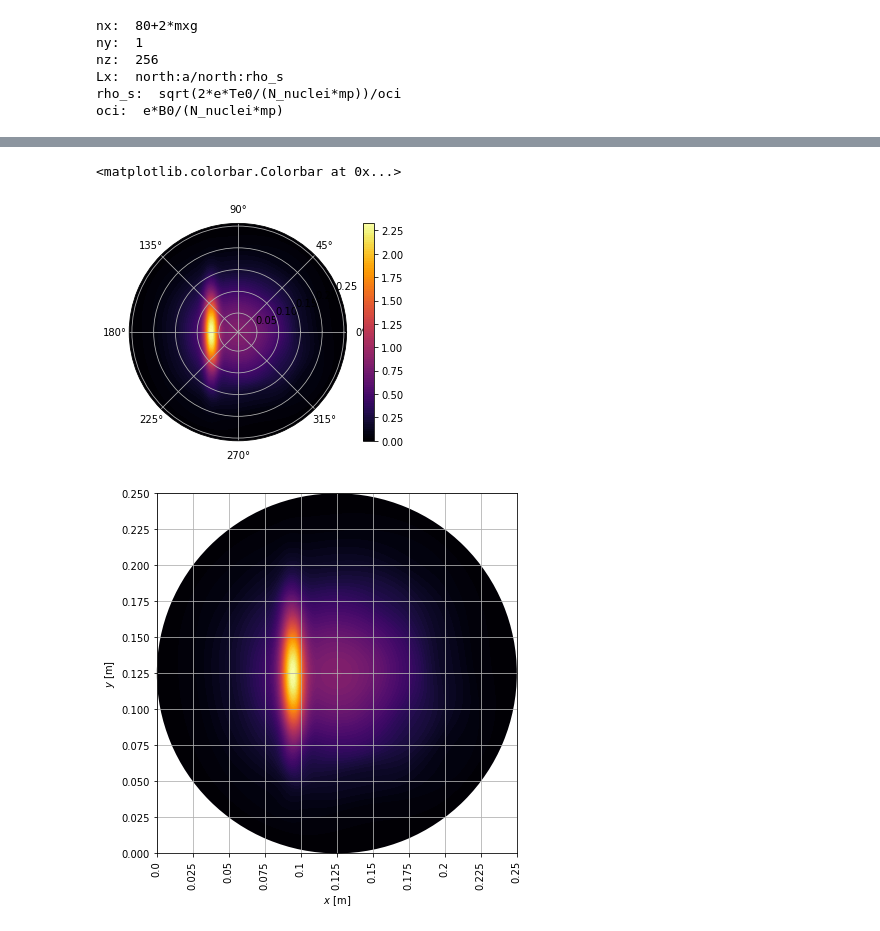
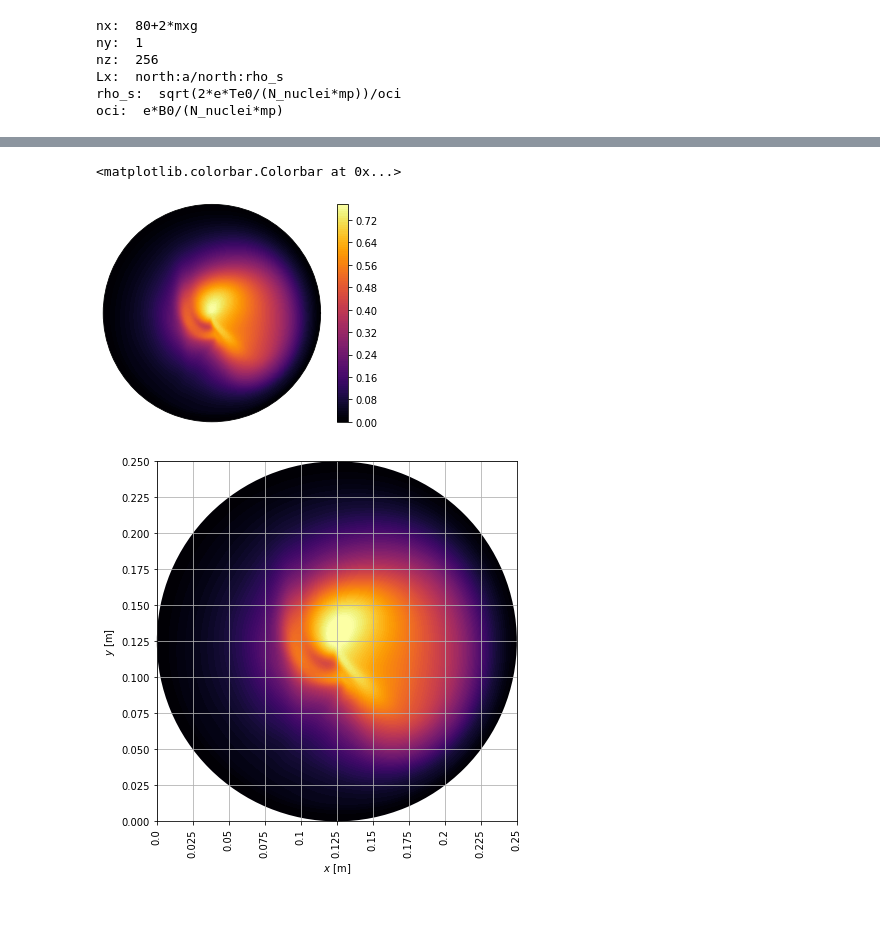
Before and after one commit to runehoejlund/north-simulation, a Jupyter notebook: data_analysis.ipynb, the cells around one changed output, grey strips where cells are left out. Cells and saved outputs as stored; diff of their text form; code cells hidden in the pictures.

Commit message:
Runes data analysis

```diff
--- a/data_analysis.ipynb
+++ b/data_analysis.ipynb
@@ -7,7 +7,7 @@ import matplotlib.animation as animation
 from matplotlib.animation import FuncAnimation
 from boutdata.data import BoutData
 
-path        = './shared/NORTH/data/'
+path        = './shared/NORTH/data_C_op_4/'
 bdata = BoutData(path)
 outputs = bdata['outputs']
 options  =bdata['options']
@@ -89,16 +105,18 @@ ValueError: No data available in tind
 # %%
-dmp_nr = 6
+dmp_nr = 4
 
 thetas = np.linspace(0, 2 * np.pi, nz_inner)
 rhos = np.linspace(1/(2*nx_inner), Lx+1/(2*nx_inner), nx_inner)
 # %%
 fig, ax = plt.subplots(subplot_kw={'projection': 'polar'})
 
 plot0 = ax.contourf(thetas, rhos, data['n'][dmp_nr, :, :, :].squeeze(), 100, cmap = 'inferno')
+ax.set_rticks([])
+ax.set_xticks([])
 plt.colorbar(plot0, ax=ax)
 # %% [output]
 <matplotlib.colorbar.Colorbar at 0x...>
-[figure, old version]
+[figure, new version]
 # %%
 # fig, ax = plt.subplots(subplot_kw={'projection': 'polar'})
 
@@ -115,7 +135,7 @@ def plot_cyl_data(data, cbarlabel):
     ax_polar = fig.add_axes(rect, polar=True, frameon=False,zorder=1)
 
     # the polar axis:
-    contour_set = ax_polar.contourf(thetas, rhos, data, 100, cmap = 'inferno')
+    contour_set = ax_polar.contourf(thetas, rhos, data, 100, cmap = 'inferno', vmin=0, vmax=vmax)
     ax_polar.grid(False)
     ax_polar.set_xticks([])
     ax_polar.set_rticks([])
@@ -136,4 +156,4 @@ def plot_cyl_data(data, cbarlabel):
 
 plot_cyl_data(data['n'][dmp_nr, :, :, :].squeeze(), cbarlabel=r'$n \,\, [\mathrm{m^{-3}}]$')
 # %% [output]
-[figure, old version]
+[figure, new version]
```
Also changed, not shown: parts of 8 cells of this notebook.
